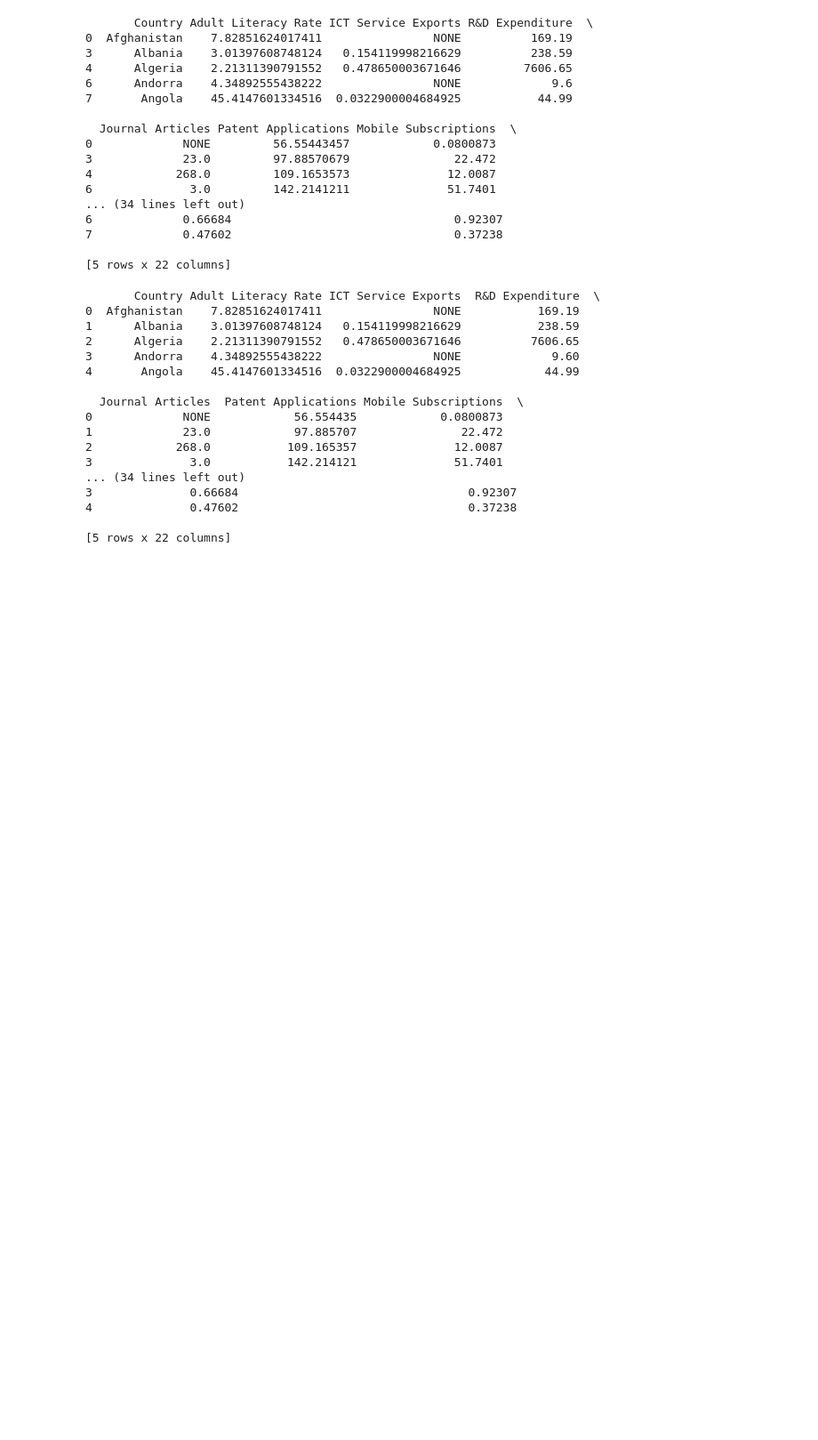
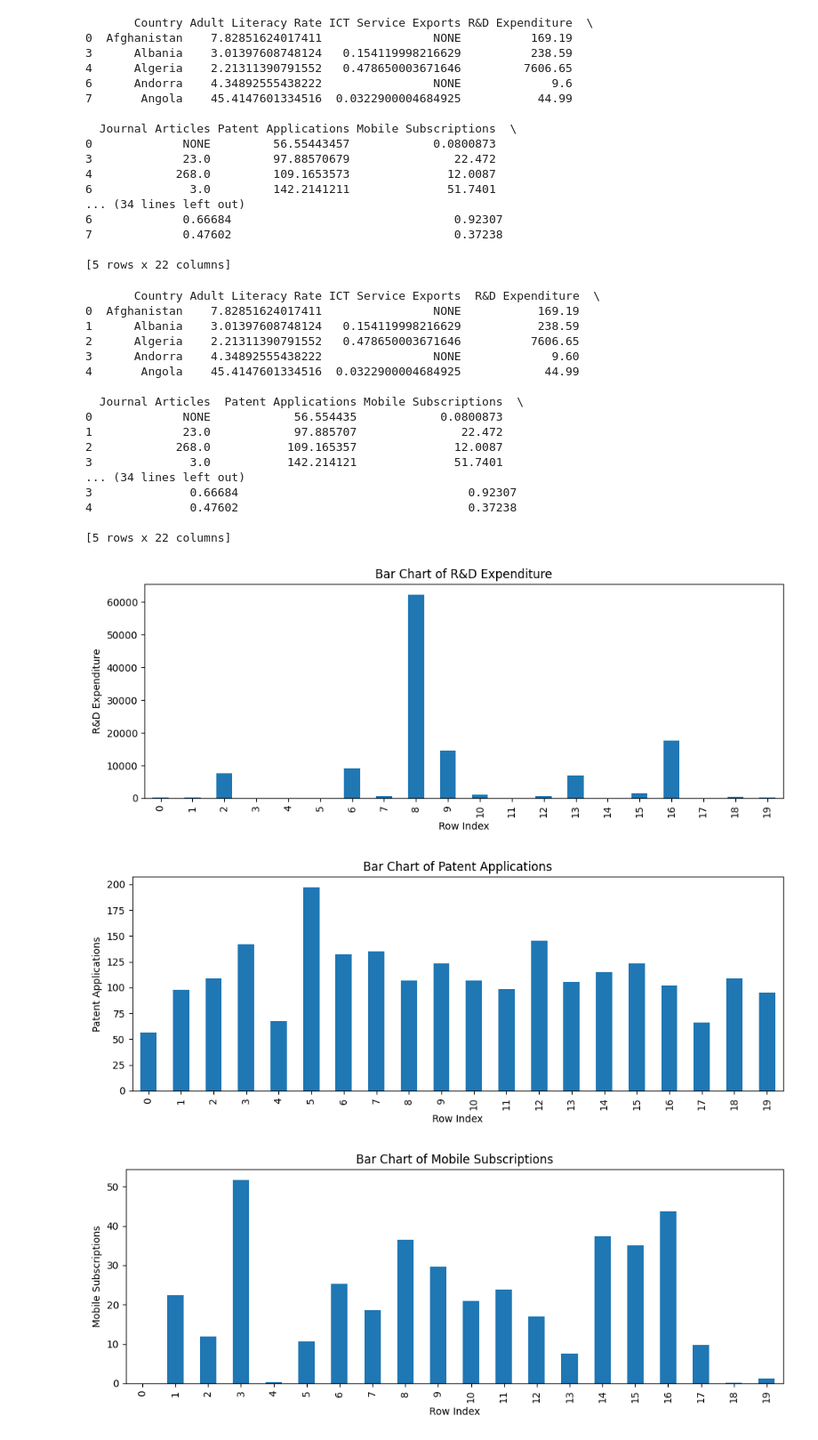
Before and after one commit to syro13/DAV_CA, a Jupyter notebook: data_cleaning.ipynb, the cells around one changed output. Shown at 89% size. Saved outputs shown, nothing was run; the diff lists cells and outputs as text; code cells hidden in the pictures; blank space fills up the shorter version.

```diff
--- a/data_cleaning.ipynb
+++ b/data_cleaning.ipynb
@@ -257,3 +257,20 @@ print(df_filtered.head())
 4              0.47602                                 0.37238
 
 [5 rows x 22 columns]
+# %%
+df = pd.read_csv("final_filtered_output.csv")
+
+numeric_df = df.select_dtypes(include='number')
+
+for column in numeric_df.columns:
+    plt.figure(figsize=(10, 4))
+    numeric_df[column].head(20).plot(kind='bar')
+    plt.title(f'Bar Chart of {column}')
+    plt.ylabel(column)
+    plt.xlabel('Row Index')
+    plt.tight_layout()
+    plt.show()
+# %% [output]
+[figure, added]
+[figure, added]
+[figure, added]
```
Also changed, not shown: parts of 2 cells of this notebook.
